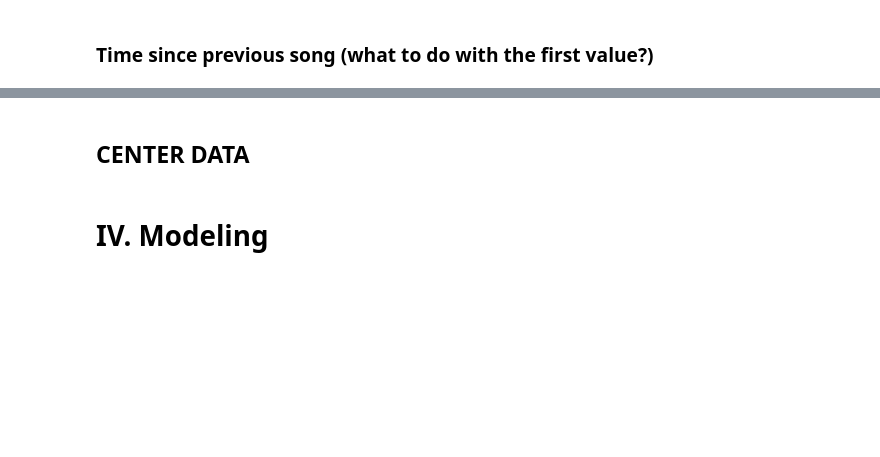
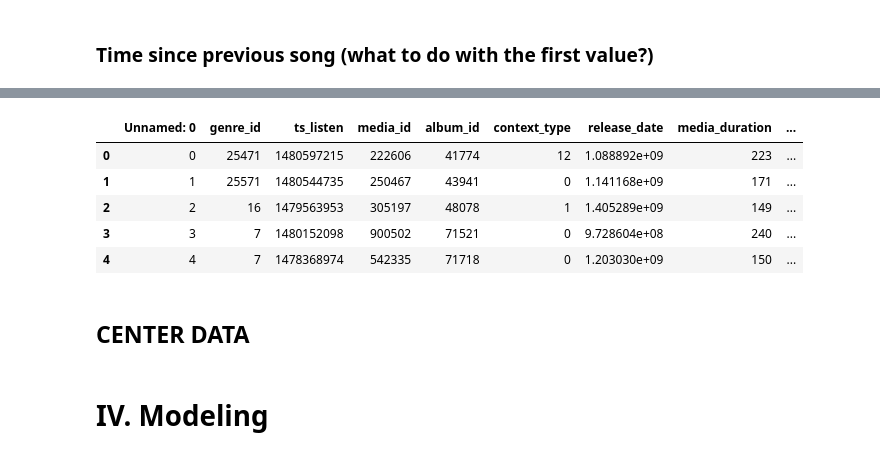
Before and after one commit to MarcSzafraniec/dsg17, a Jupyter notebook: DSG_qualifs.ipynb, the cells around one changed output, grey strips where cells are left out. Drawn from its saved outputs; the diff is of its cells as text; code cells hidden in the pictures; blank space fills up the shorter version.

```diff
--- a/DSG_qualifs.ipynb
+++ b/DSG_qualifs.ipynb
@@ -188,11 +204,14 @@ combined
 ### Time since previous song (what to do with the first value?)
 # %%
 combined_sorted = combined[['ts_listen', 'user_id']].sort_values(['user_id', 'ts_listen'])
-# %%
-combined_sorted['time_to_prev'] = combined_sorted['user_id']
-combined_sorted['time_to_next'] = combined_sorted['user_id']
-
-# for usr in combined_sorted['user_id'].unique():
-#     lts = np.array([0] + list(combined_sorted[combined_sorted['user_id'] == usr]['ts_listen']) + [time.time()])
-#     combined_sorted[combined_sorted['user_id'] == usr]['time_to_prev'] = (lts[1:] - lts[:-1])[:-1]
-#     combined_sorted[combined_sorted['user_id'] == usr]['time_to_next'] = (lts[1:] - lts[:-1])[1:]
+# %%
+ttnxt = -(combined_sorted - combined_sorted.shift(-1))
+ttnxt['ts_listen'].ix[ttnxt['user_id'] != 0] = np.nan
+ttnxt['ts_listen'].fillna(int(np.max(ttnxt[~np.isnan(ttnxt['ts_listen'])]['ts_listen'])), inplace=True)
+# %%
+ttprv = combined_sorted - combined_sorted.shift(1)
+ttprv['ts_listen'].ix[ttprv['user_id'] != 0] = np.nan
+ttprv['ts_listen'].fillna(int(np.max(ttprv[~np.isnan(ttprv['ts_listen'])]['ts_listen'])), inplace=True)
+# %%
+combined_sorted['time_to_prev'] = ttprv['ts_listen']
+combined_sorted['time_to_next'] = ttnxt['ts_listen']
@@ -199,6 +227,13 @@ combined_sorted['time_to_next'] = combined_sorted['user_id']
 # %%
 combined = combined.join(combined_sorted[['time_to_prev','time_to_next']], None, 'left', 'l')
 # %%
-combined
+combined.head()
+# %% [output]
+|  | Unnamed: 0 | genre_id | ts_listen | media_id | album_id | context_type | release_date | media_duration | ... |
+| 0 | 0 | 25471 | 1480597215 | 222606 | 41774 | 12 | 1.088892e+09 | 223 | ... |
+| 1 | 1 | 25571 | 1480544735 | 250467 | 43941 | 0 | 1.141168e+09 | 171 | ... |
+| 2 | 2 | 16 | 1479563953 | 305197 | 48078 | 1 | 1.405289e+09 | 149 | ... |
+| 3 | 3 | 7 | 1480152098 | 900502 | 71521 | 0 | 9.728604e+08 | 240 | ... |
+| 4 | 4 | 7 | 1478368974 | 542335 | 71718 | 0 | 1.203030e+09 | 150 | ... |
 # %% [markdown]
 ## CENTER DATA
```
Also changed, not shown: parts of 13 cells of this notebook, 1 other file.
